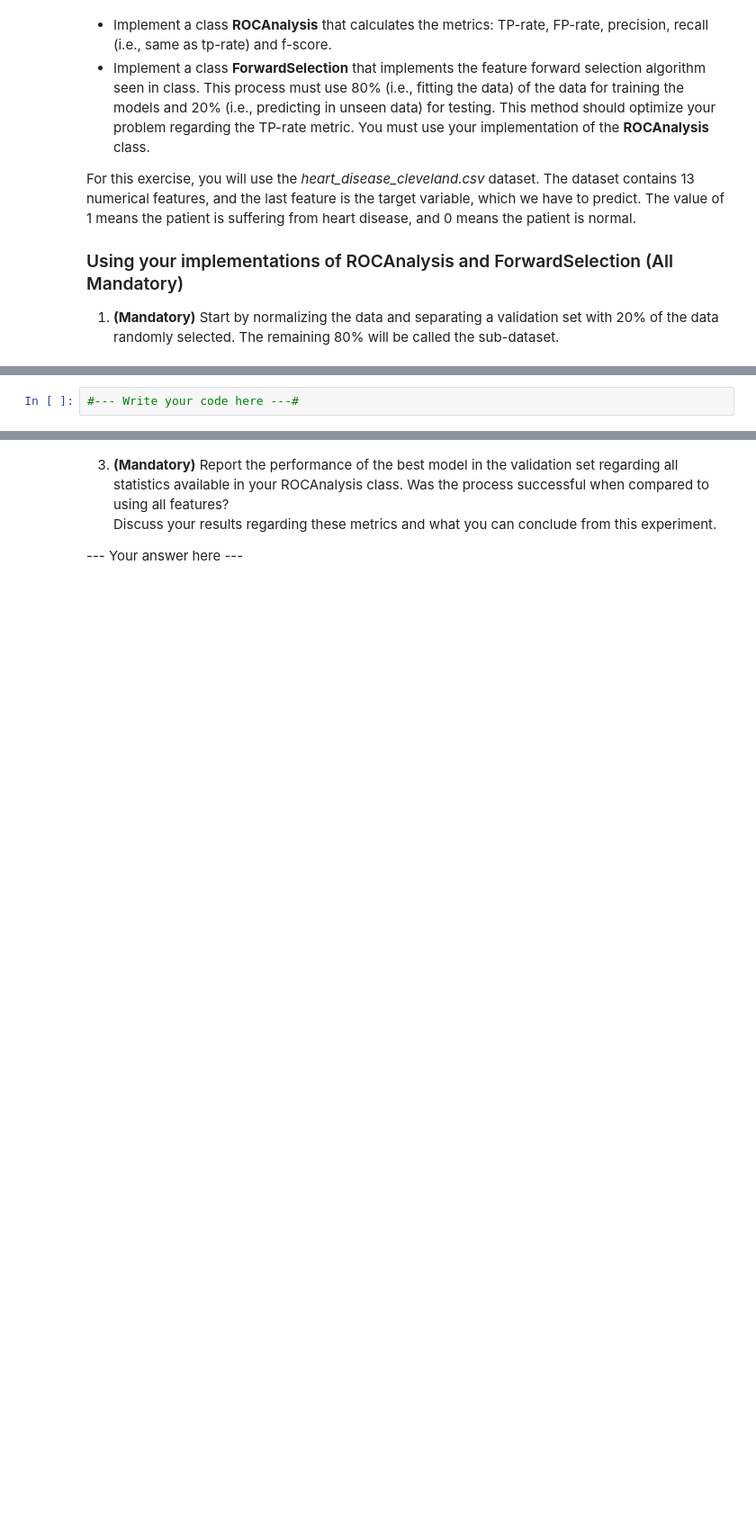
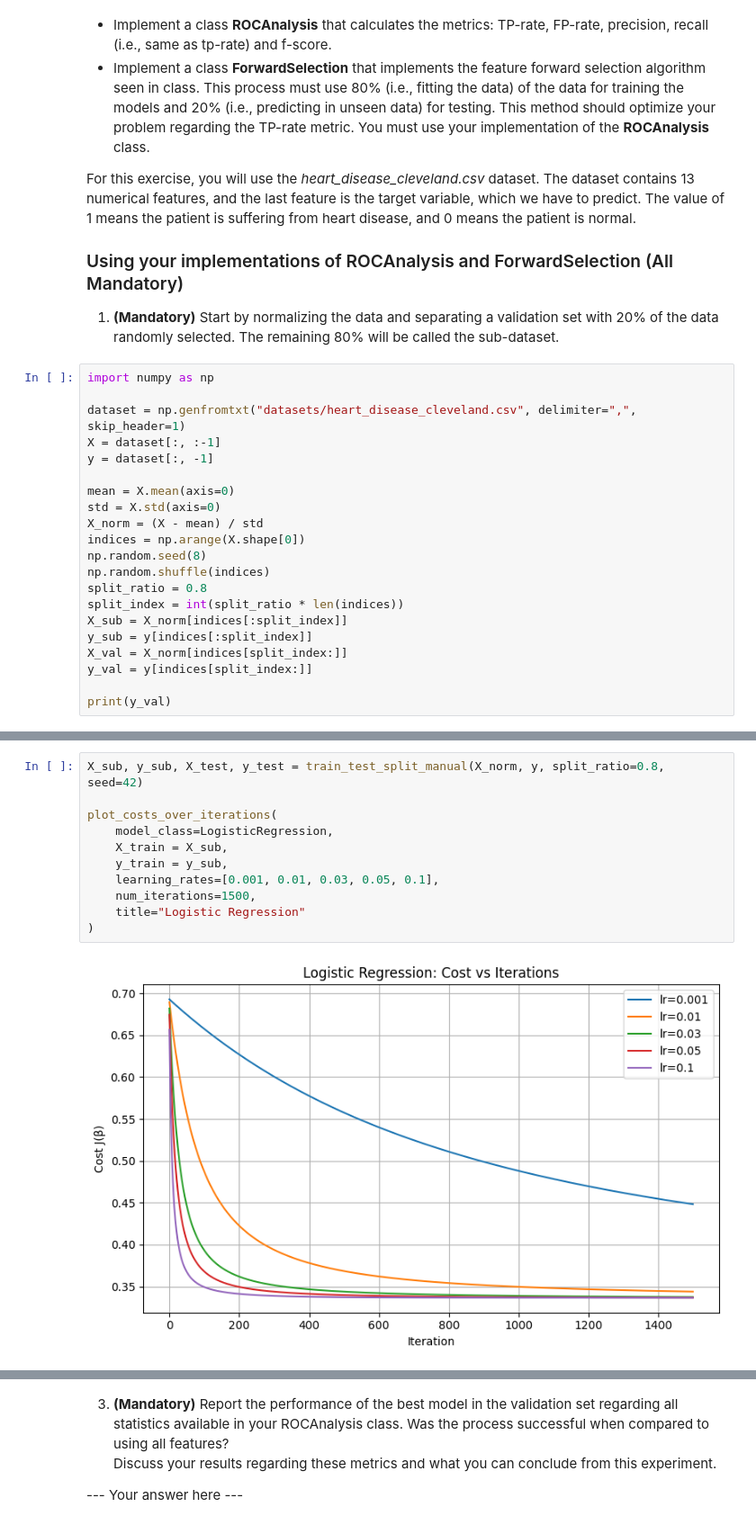
Before and after one commit to animittt/machine-learning-assignments, a Jupyter notebook: Assignment2-2025/username_A2.ipynb, the cells around one changed output, grey strips where cells are left out. Shown at 90% size. Saved outputs shown, nothing was run; the diff lists cells and outputs as text; blank space fills up the shorter version.

```diff
--- a/Assignment2-2025/username_A2.ipynb
+++ b/Assignment2-2025/username_A2.ipynb
@@ -645,3 +645,24 @@ For this exercise, you will use the *heart_disease_cleveland.csv* dataset. The d
 ### Using your implementations of ROCAnalysis and ForwardSelection (All Mandatory)
 
 1. **(Mandatory)** Start by normalizing the data and separating a validation set with 20\% of the data randomly selected. The remaining 80\% will be called the sub-dataset.
+# %%
+import numpy as np
+
+dataset = np.genfromtxt("datasets/heart_disease_cleveland.csv", delimiter=",", skip_header=1)
+X = dataset[:, :-1]
+y = dataset[:, -1]
+
+mean = X.mean(axis=0)
+std = X.std(axis=0)
+X_norm = (X - mean) / std
+indices = np.arange(X.shape[0])
+np.random.seed(8)
+np.random.shuffle(indices)
+split_ratio = 0.8
+split_index = int(split_ratio * len(indices))
+X_sub = X_norm[indices[:split_index]]
+y_sub = y[indices[:split_index]]
+X_val = X_norm[indices[split_index:]]
+y_val = y[indices[split_index:]]
+
+print(y_val)
@@ -652,2 +689,13 @@ For this exercise, you will use the *heart_disease_cleveland.csv* dataset. The d
-# %%
-#--- Write your code here ---#
+# %%
+X_sub, y_sub, X_test, y_test = train_test_split_manual(X_norm, y, split_ratio=0.8, seed=42)
+
+plot_costs_over_iterations(
+    model_class=LogisticRegression,
+    X_train = X_sub,
+    y_train = y_sub,
+    learning_rates=[0.001, 0.01, 0.03, 0.05, 0.1],
+    num_iterations=1500,
+    title="Logistic Regression"
+)
+# %% [output]
+[figure, added]
```
Also changed, not shown: parts of 6 cells of this notebook, 2 other files.
